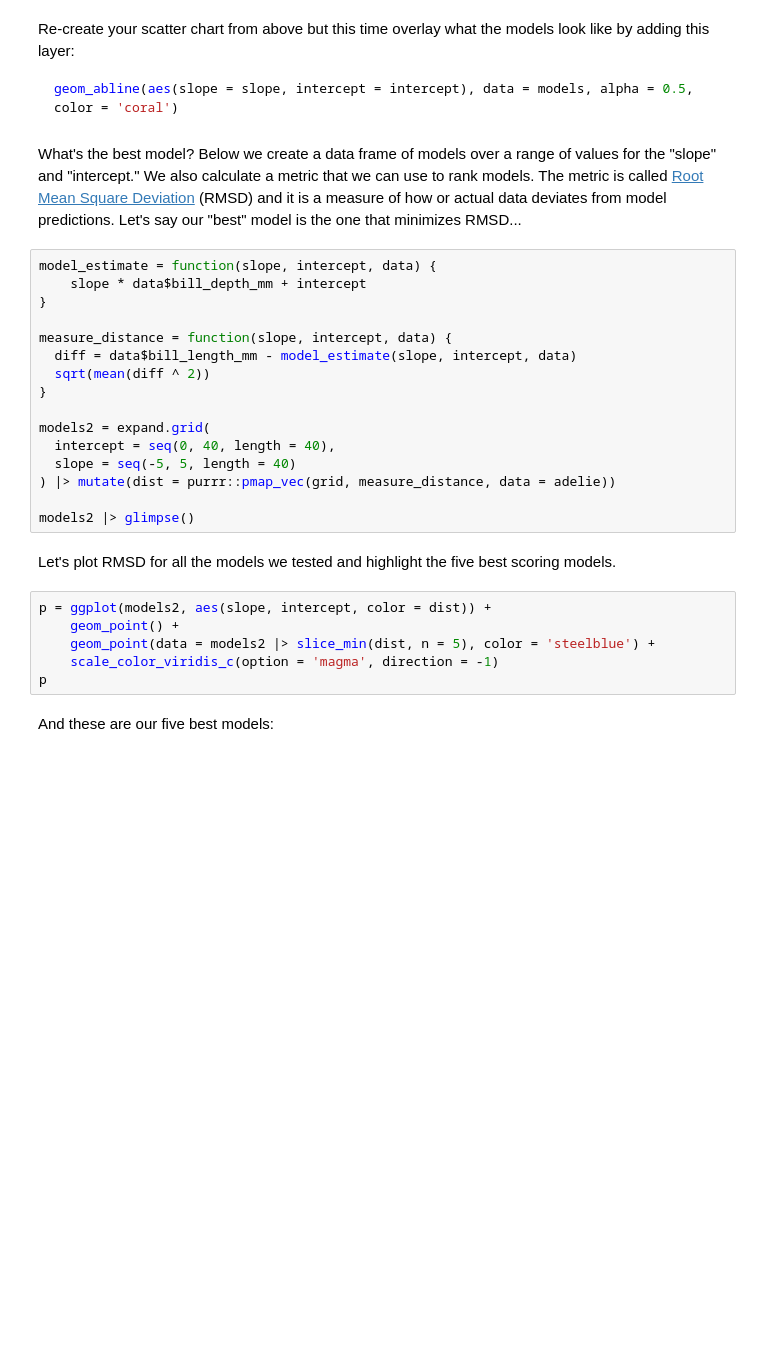
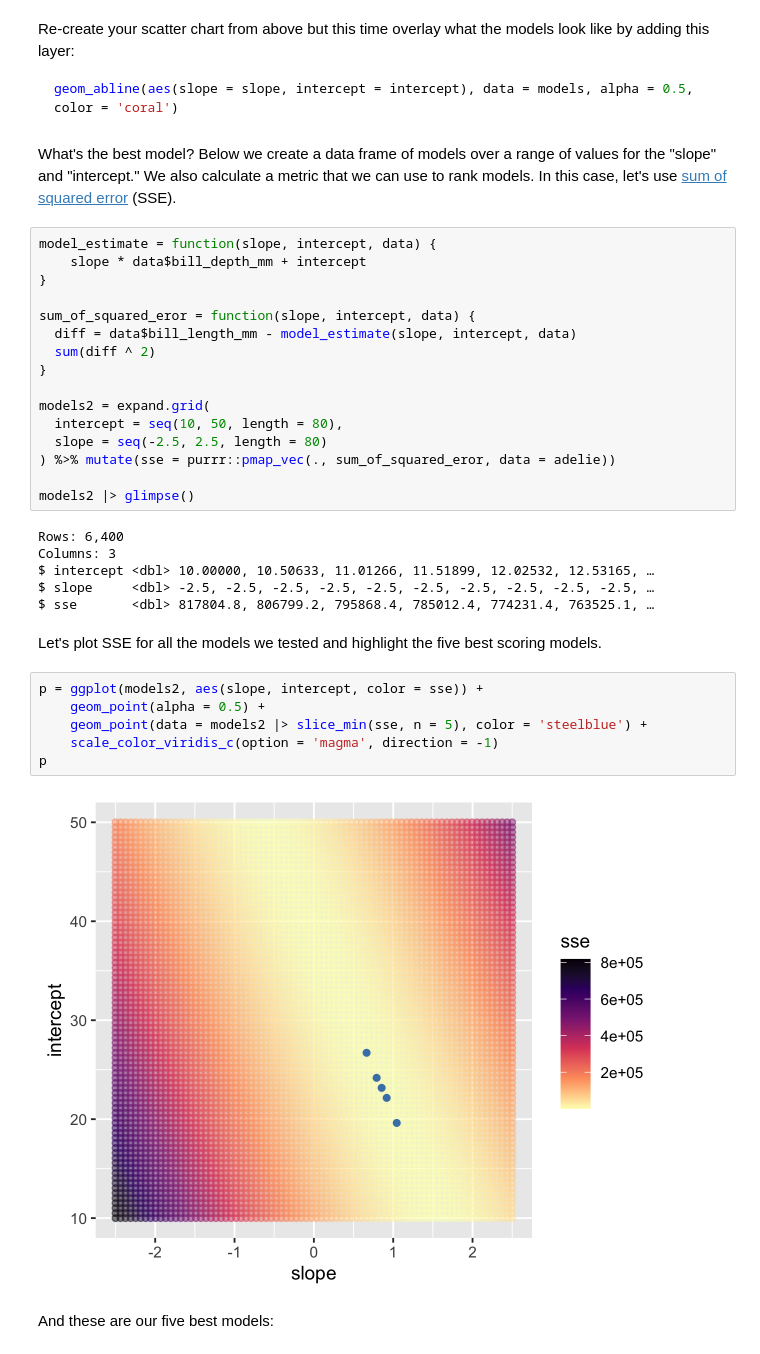
Before and after one commit to UNC-DATA-730/lecture-notebooks, a Jupyter notebook: 02-simple-linear-models/in-class-exercises/estimating-parameters.ipynb, the cells around one changed output. Cells and saved outputs as stored; diff of their text form; blank space fills up the shorter version.

````diff
--- a/02-simple-linear-models/in-class-exercises/estimating-parameters.ipynb
+++ b/02-simple-linear-models/in-class-exercises/estimating-parameters.ipynb
@@ -28,31 +28,39 @@ Re-create your scatter chart from above but this time overlay what the models lo
 geom_abline(aes(slope = slope, intercept = intercept), data = models, alpha = 0.5, color = 'coral')
 ```
 # %% [markdown]
-What's the best model? Below we create a data frame of models over a range of values for the "slope" and "intercept." We also calculate a metric that we can use to rank models. The metric is called [Root Mean Square Deviation](https://en.wikipedia.org/wiki/Root-mean-square_deviation) (RMSD) and it is a measure of how or actual data deviates from model predictions. Let's say our "best" model is the one that minimizes RMSD...
+What's the best model? Below we create a data frame of models over a range of values for the "slope" and "intercept." We also calculate a metric that we can use to rank models. In this case, let's use [sum of squared error](https://en.wikipedia.org/wiki/Residual_sum_of_squares) (SSE).
 # %%
 model_estimate = function(slope, intercept, data) {
     slope * data$bill_depth_mm + intercept
 }
 
-measure_distance = function(slope, intercept, data) {
+sum_of_squared_eror = function(slope, intercept, data) {
   diff = data$bill_length_mm - model_estimate(slope, intercept, data)
-  sqrt(mean(diff ^ 2))
+  sum(diff ^ 2)
 }
 
 models2 = expand.grid(
-  intercept = seq(0, 40, length = 40),
-  slope = seq(-5, 5, length = 40)
-) |> mutate(dist = purrr::pmap_vec(grid, measure_distance, data = adelie))
+  intercept = seq(10, 50, length = 80),
+  slope = seq(-2.5, 2.5, length = 80)
+) %>% mutate(sse = purrr::pmap_vec(., sum_of_squared_eror, data = adelie))
 
 models2 |> glimpse()
+# %% [output]
+Rows: 6,400
+Columns: 3
+$ intercept <dbl> 10.00000, 10.50633, 11.01266, 11.51899, 12.02532, 12.53165, …
+$ slope     <dbl> -2.5, -2.5, -2.5, -2.5, -2.5, -2.5, -2.5, -2.5, -2.5, -2.5, …
+$ sse       <dbl> 817804.8, 806799.2, 795868.4, 785012.4, 774231.4, 763525.1, …
 # %% [markdown]
-Let's plot RMSD for all the models we tested and highlight the five best scoring models.
+Let's plot SSE for all the models we tested and highlight the five best scoring models.
 # %%
-p = ggplot(models2, aes(slope, intercept, color = dist)) +
-    geom_point() +
-    geom_point(data = models2 |> slice_min(dist, n = 5), color = 'steelblue') +
+p = ggplot(models2, aes(slope, intercept, color = sse)) +
+    geom_point(alpha = 0.5) +
+    geom_point(data = models2 |> slice_min(sse, n = 5), color = 'steelblue') +
     scale_color_viridis_c(option = 'magma', direction = -1)
 p
+# %% [output]
+[figure, added]
 # %% [markdown]
 And these are our five best models:
 # %%
````
Also changed, not shown: parts of 1 cell of this notebook.
